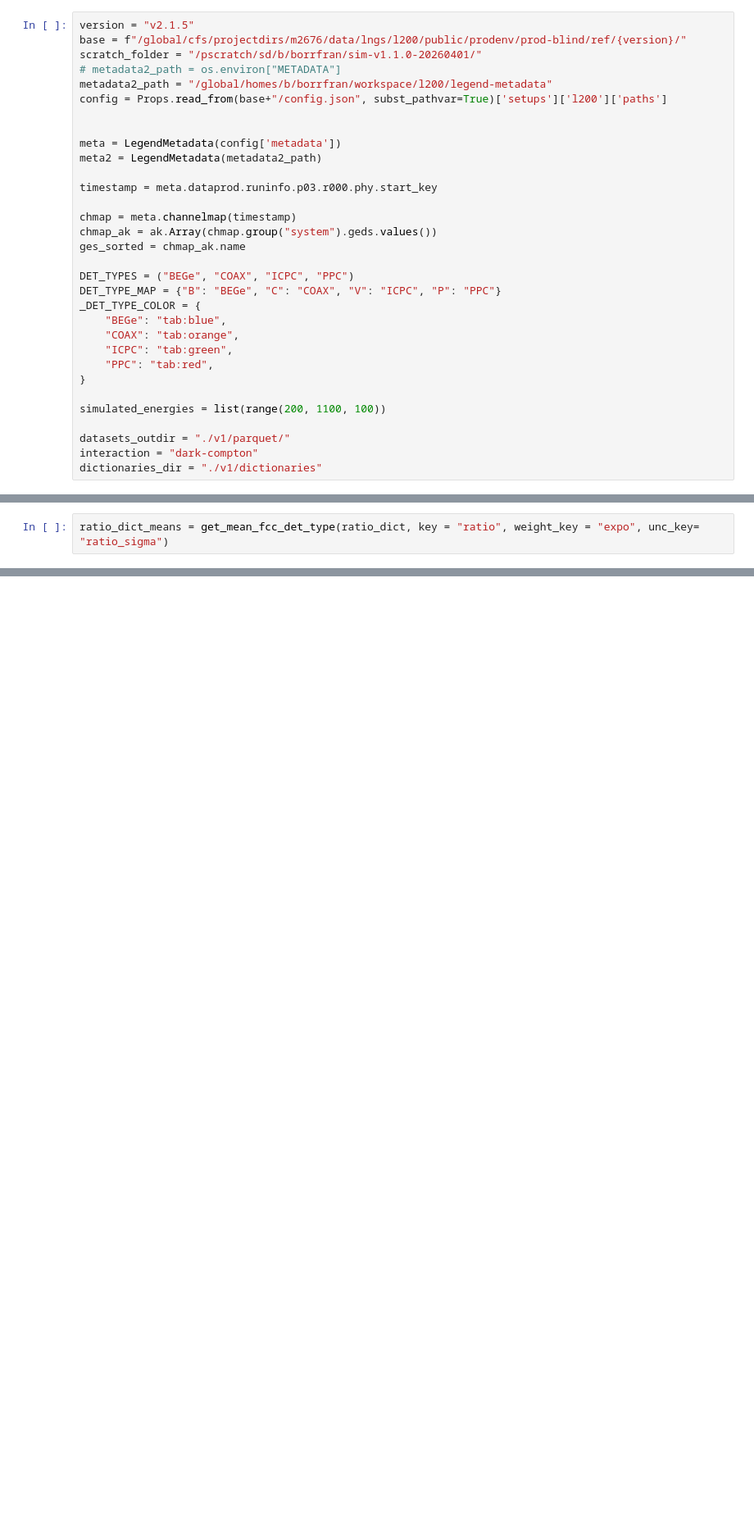
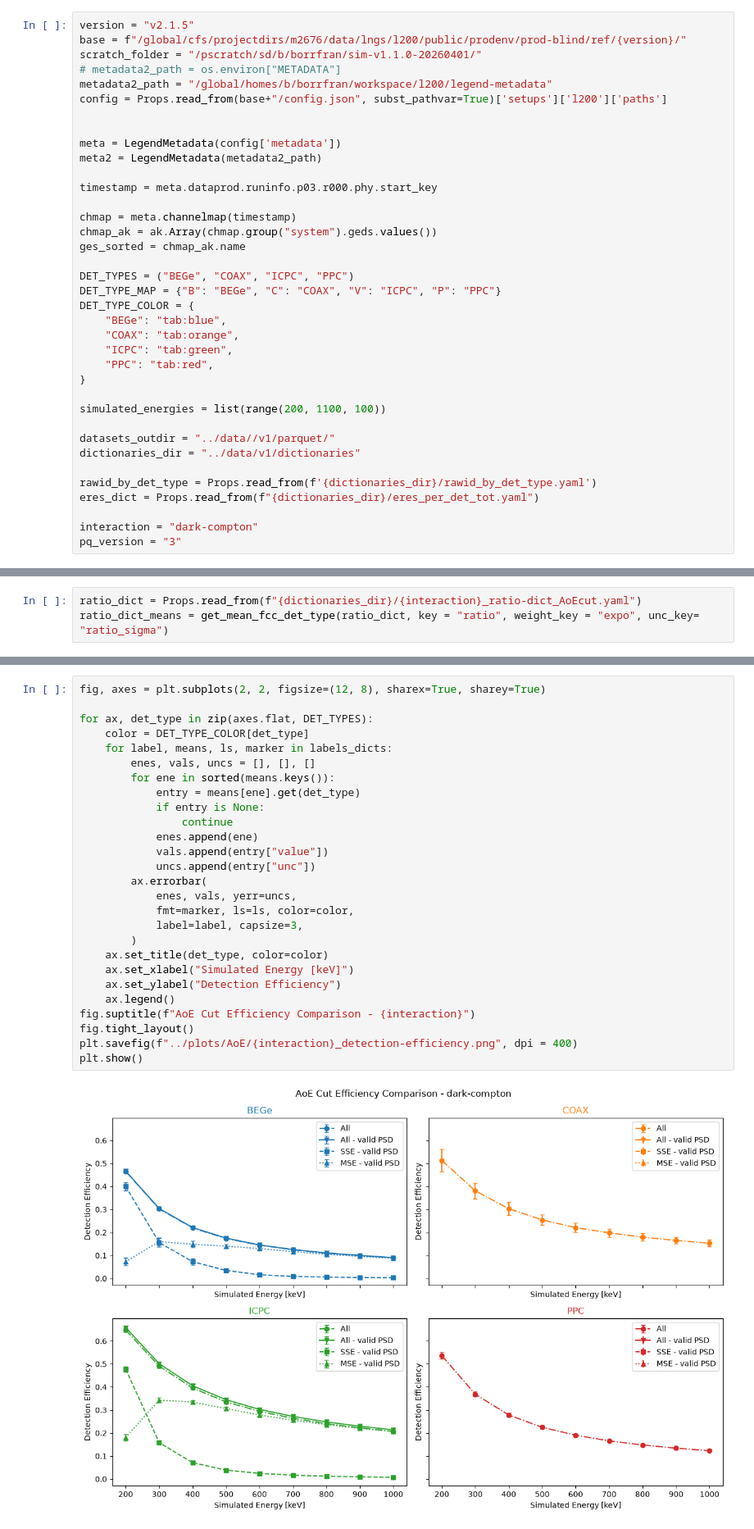
Before and after one commit to fraborra/bosonic-DM, a Jupyter notebook: notebooks/dark-compton-analysis.ipynb, the cells around one changed output, grey strips where cells are left out. Shown at 82% size. Drawn from its saved outputs; the diff is of its cells as text; blank space fills up the shorter version.

```diff
--- a/notebooks/dark-compton-analysis.ipynb
+++ b/notebooks/dark-compton-analysis.ipynb
@@ -49,7 +35,7 @@ ges_sorted = chmap_ak.name
 
 DET_TYPES = ("BEGe", "COAX", "ICPC", "PPC")
 DET_TYPE_MAP = {"B": "BEGe", "C": "COAX", "V": "ICPC", "P": "PPC"}
-_DET_TYPE_COLOR = {
+DET_TYPE_COLOR = {
     "BEGe": "tab:blue",
     "COAX": "tab:orange",
     "ICPC": "tab:green",
@@ -58,9 +44,14 @@ _DET_TYPE_COLOR = {
 
 simulated_energies = list(range(200, 1100, 100))
 
-datasets_outdir = "./v1/parquet/"
+datasets_outdir = "../data//v1/parquet/"
+dictionaries_dir = "../data/v1/dictionaries"
+
+rawid_by_det_type = Props.read_from(f'{dictionaries_dir}/rawid_by_det_type.yaml')
+eres_dict = Props.read_from(f"{dictionaries_dir}/eres_per_det_tot.yaml")
+
 interaction = "dark-compton"
-dictionaries_dir = "./v1/dictionaries"
+pq_version = "3"
 # %% [output]
 could not scan file /global/cfs/cdirs/m2676/users/borrfran/l200/legend-metadata/jldataprod/config/evt/p14_r0%%_evt_phy_overwrite.yaml, reason: ParserError('while parsing a block mapping', <yaml._yaml. ...
 could not scan file /global/cfs/cdirs/m2676/users/borrfran/l200/legend-metadata/jldataprod/config/evt/p14_r0%%_evt_phy_overwrite.yaml, reason: ParserError('while parsing a block mapping', <yaml._yaml. ...
@@ -169,2 +187,3 @@ for key in ratio_dict[ene_sim]:
 # %%
+ratio_dict = Props.read_from(f"{dictionaries_dir}/{interaction}_ratio-dict_AoEcut.yaml")
 ratio_dict_means = get_mean_fcc_det_type(ratio_dict, key = "ratio", weight_key = "expo", unc_key= "ratio_sigma")
@@ -170,0 +216,29 @@ ratio_dict_means = get_mean_fcc_det_type(ratio_dict, key = "ratio", weight_key =
+# %%
+fig, axes = plt.subplots(2, 2, figsize=(12, 8), sharex=True, sharey=True)
+
+for ax, det_type in zip(axes.flat, DET_TYPES):
+    color = DET_TYPE_COLOR[det_type]
+    for label, means, ls, marker in labels_dicts:
+        enes, vals, uncs = [], [], []
+        for ene in sorted(means.keys()):
+            entry = means[ene].get(det_type)
+            if entry is None:
+                continue
+            enes.append(ene)
+            vals.append(entry["value"])
+            uncs.append(entry["unc"])
+        ax.errorbar(
+            enes, vals, yerr=uncs,
+            fmt=marker, ls=ls, color=color,
+            label=label, capsize=3,
+        )
+    ax.set_title(det_type, color=color)
+    ax.set_xlabel("Simulated Energy [keV]")
+    ax.set_ylabel("Detection Efficiency")
+    ax.legend()
+fig.suptitle(f"AoE Cut Efficiency Comparison - {interaction}")
+fig.tight_layout()
+plt.savefig(f"../plots/AoE/{interaction}_detection-efficiency.png", dpi = 400)
+plt.show()
+# %% [output]
+[figure, new version]
```
Also changed, not shown: parts of 27 cells of this notebook, 1 other file.
